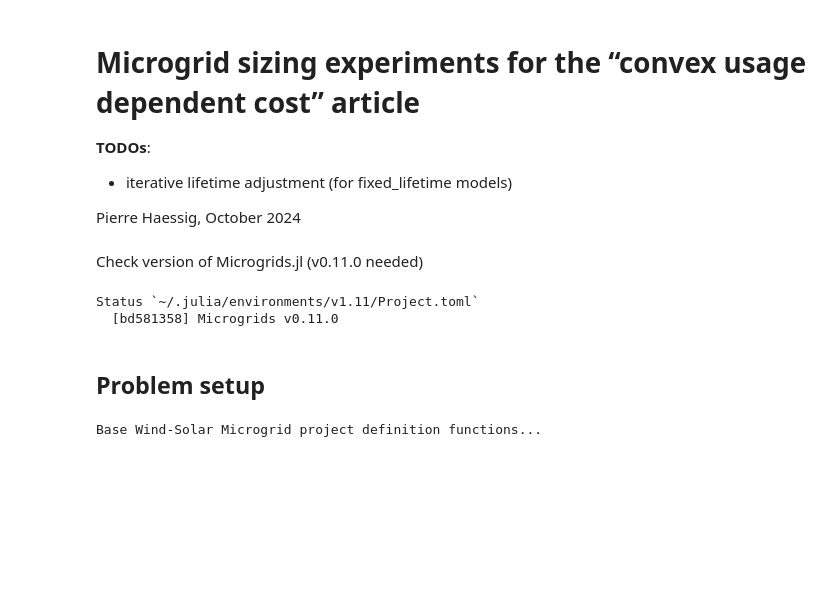
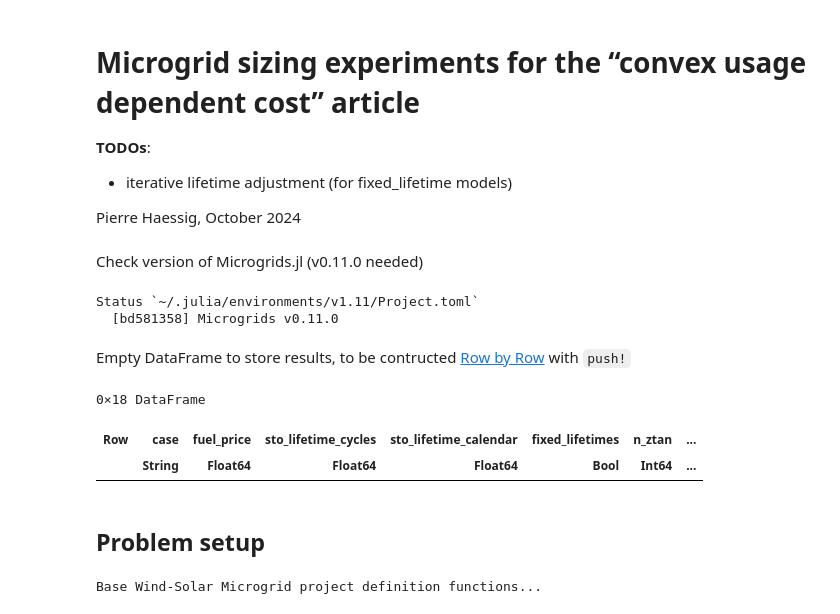
Before and after one commit to pierre-haessig/Microgrids.JuMP, a Jupyter notebook: Cvx_article_experiments.ipynb, the cells around one changed output. Saved outputs shown, nothing was run; the diff lists cells and outputs as text; code cells hidden in the pictures; blank space fills up the shorter version.

Commit message:
first draft of iterative fixed lifetime adjustment

```diff
--- a/Cvx_article_experiments.ipynb
+++ b/Cvx_article_experiments.ipynb
@@ -23,6 +26,27 @@ Pkg.status("Microgrids")
 # %% [output]
 Status `~/.julia/environments/v1.11/Project.toml`
   [bd581358] Microgrids v0.11.0
+# %% [markdown]
+Empty DataFrame to store results, to be contructed [Row by Row](https://dataframes.juliadata.org/stable/man/getting_started/#Constructing-Row-by-Row) with `push!`
+# %%
+# Empty DataFrame
+df = DataFrame(
+    # experiment parameters
+    case=String[],
+    fuel_price=Float64[],
+    sto_lifetime_cycles=Float64[], sto_lifetime_calendar=Float64[],
+    fixed_lifetimes=Bool[], n_ztan=Int[], gen_hours_assum=Float64[],
+    relax_gain=Float64[],
+    # results
+    lcoe_pwl=Float64[], lcoe_cvx=Float64[], lcoe_ns=Float64[],
+    sto_cycles=Float64[], gen_hours=Float64[],
+    xopt_gen=Float64[], xopt_sto=Float64[], xopt_pv=Float64[], xopt_wind=Float64[],
+    topt=Float64[]
+)
+# %% [output]
+0×18 DataFrame
+| Row | case | fuel_price | sto_lifetime_cycles | sto_lifetime_calendar | fixed_lifetimes | n_ztan | ... |
+|  | String | Float64 | Float64 | Float64 | Bool | Int64 | ... |
 # %% [markdown]
 ## Problem setup
 # %%
```
Also changed, not shown: parts of 15 cells of this notebook.
